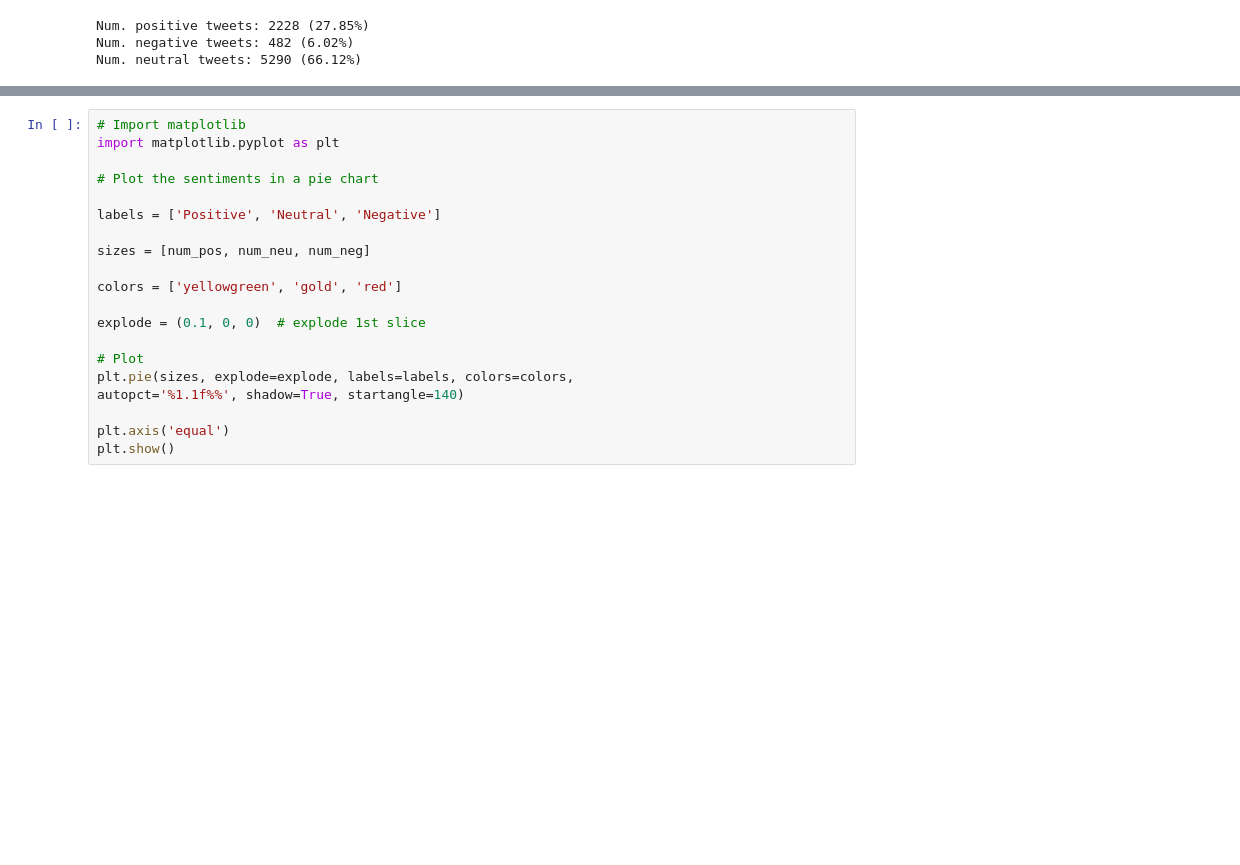
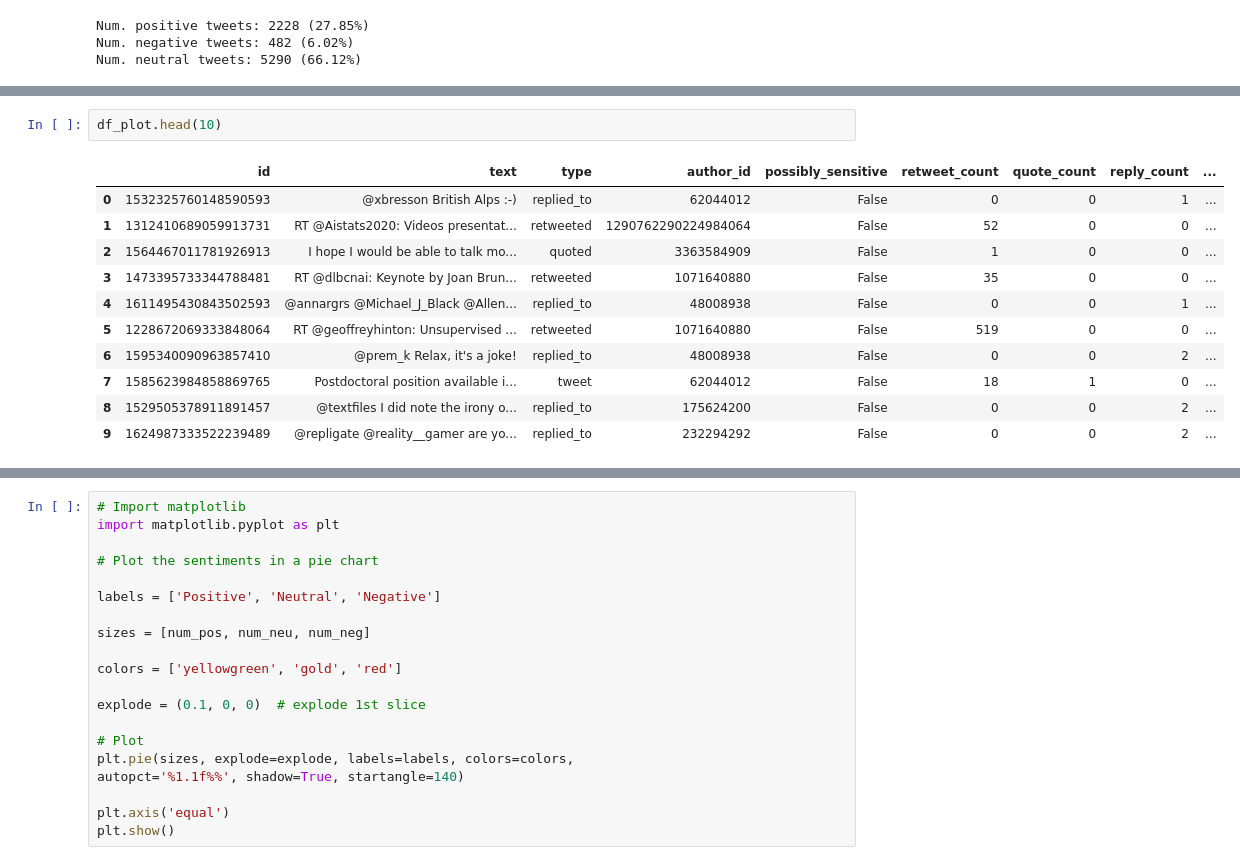
Before and after one commit to fas38/twitter-sentiment-analysis, a Jupyter notebook: solution_notebook.ipynb, the cells around one changed output, grey strips where cells are left out. Cells and saved outputs as stored; diff of their text form; blank space fills up the shorter version.

```diff
--- a/solution_notebook.ipynb
+++ b/solution_notebook.ipynb
@@ -61,0 +107,14 @@ Num. neutral tweets: 5290 (66.12%)
+# %%
+df_plot.head(10)
+# %% [output]
+|  | id | text | type | author_id | possibly_sensitive | retweet_count | quote_count | reply_count | ... |
+| 0 | 1532325760148590593 | @xbresson British Alps :-) | replied_to | 62044012 | False | 0 | 0 | 1 | ... |
+| 1 | 1312410689059913731 | RT @Aistats2020: Videos presentat... | retweeted | 1290762290224984064 | False | 52 | 0 | 0 | ... |
+| 2 | 1564467011781926913 | I hope I would be able to talk mo... | quoted | 3363584909 | False | 1 | 0 | 0 | ... |
+| 3 | 1473395733344788481 | RT @dlbcnai: Keynote by Joan Brun... | retweeted | 1071640880 | False | 35 | 0 | 0 | ... |
+| 4 | 1611495430843502593 | @annargrs @Michael_J_Black @Allen... | replied_to | 48008938 | False | 0 | 0 | 1 | ... |
+| 5 | 1228672069333848064 | RT @geoffreyhinton: Unsupervised ... | retweeted | 1071640880 | False | 519 | 0 | 0 | ... |
+| 6 | 1595340090963857410 | @prem_k Relax, it's a joke! | replied_to | 48008938 | False | 0 | 0 | 2 | ... |
+| 7 | 1585623984858869765 | Postdoctoral position available i... | tweet | 62044012 | False | 18 | 1 | 0 | ... |
+| 8 | 1529505378911891457 | @textfiles I did note the irony o... | replied_to | 175624200 | False | 0 | 0 | 2 | ... |
+| 9 | 1624987333522239489 | @repligate @reality__gamer are yo... | replied_to | 232294292 | False | 0 | 0 | 2 | ... |
```
Also changed, not shown: parts of 6 cells of this notebook, 6 other files.
